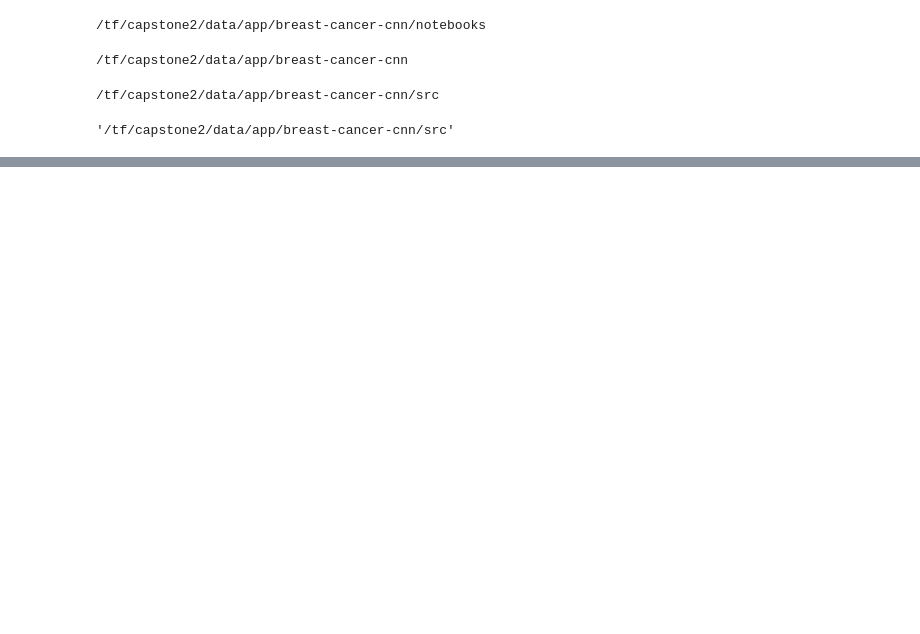
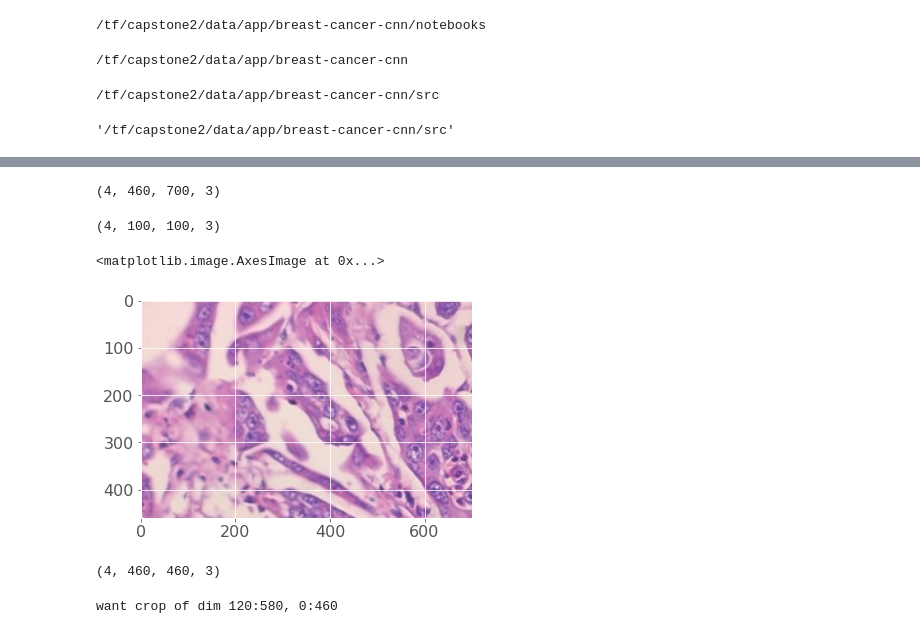
Before and after one commit to annstrange/breast-cancer-cnn, a Jupyter notebook: notebooks/data_aug.ipynb, the cells around one changed output, grey strips where cells are left out. Drawn from its saved outputs; the diff is of its cells as text; code cells hidden in the pictures; blank space fills up the shorter version.

```diff
--- a/notebooks/data_aug.ipynb
+++ b/notebooks/data_aug.ipynb
@@ -69,0 +69,27 @@ NameError: name 'image_size' is not defined
+# %%
+#from PIL import image
+from skimage import color, transform, restoration, io, feature, util
+
+im = io.imread('../data/BreaKHis_v1/histology_slides/breast/malignant/SOB/ductal_carcinoma/SOB_M_DC_14-10926/200X/SOB_M_DC-14-10926-200-001.png')
+im2 = io.imread('../data/BreaKHis_v1/histology_slides/breast/malignant/SOB/ductal_carcinoma/SOB_M_DC_14-10926/200X/SOB_M_DC-14-10926-200-001.png')
+im3 = io.imread('../data/BreaKHis_v1/histology_slides/breast/malignant/SOB/ductal_carcinoma/SOB_M_DC_14-10926/200X/SOB_M_DC-14-10926-200-001.png')
+im4 = io.imread('../data/BreaKHis_v1/histology_slides/breast/malignant/SOB/ductal_carcinoma/SOB_M_DC_14-10926/200X/SOB_M_DC-14-10926-200-001.png')
+
+# put in 4D array
+im4d = np.vstack([[im, im2, im3, im4]])
+im4d.shape
+# %% [output]
+(4, 460, 700, 3)
+# %%
+# put in 4D
+im4d.shape
+im4d_2 = im4d[:, :100, :100, :]
+im4d_2.shape
+# %% [output]
+(4, 100, 100, 3)
+# %%
+# now how to use transform
+plt.imshow(im4d[0])
+# %% [output]
+<matplotlib.image.AxesImage at 0x...>
+[figure, added]
@@ -69,0 +116,9 @@ NameError: name 'image_size' is not defined
+# %%
+im4d_2 = my_crop_fn(im4d, tuple((0, 460, 120,580)))
+im4d_2.shape
+# %% [output]
+(4, 460, 460, 3)
+# %%
+im4d_c = center_sq (im4d)
+# %% [output]
+want crop of dim 120:580, 0:460
```
Also changed, not shown: parts of 11 cells of this notebook, 2 other files.
